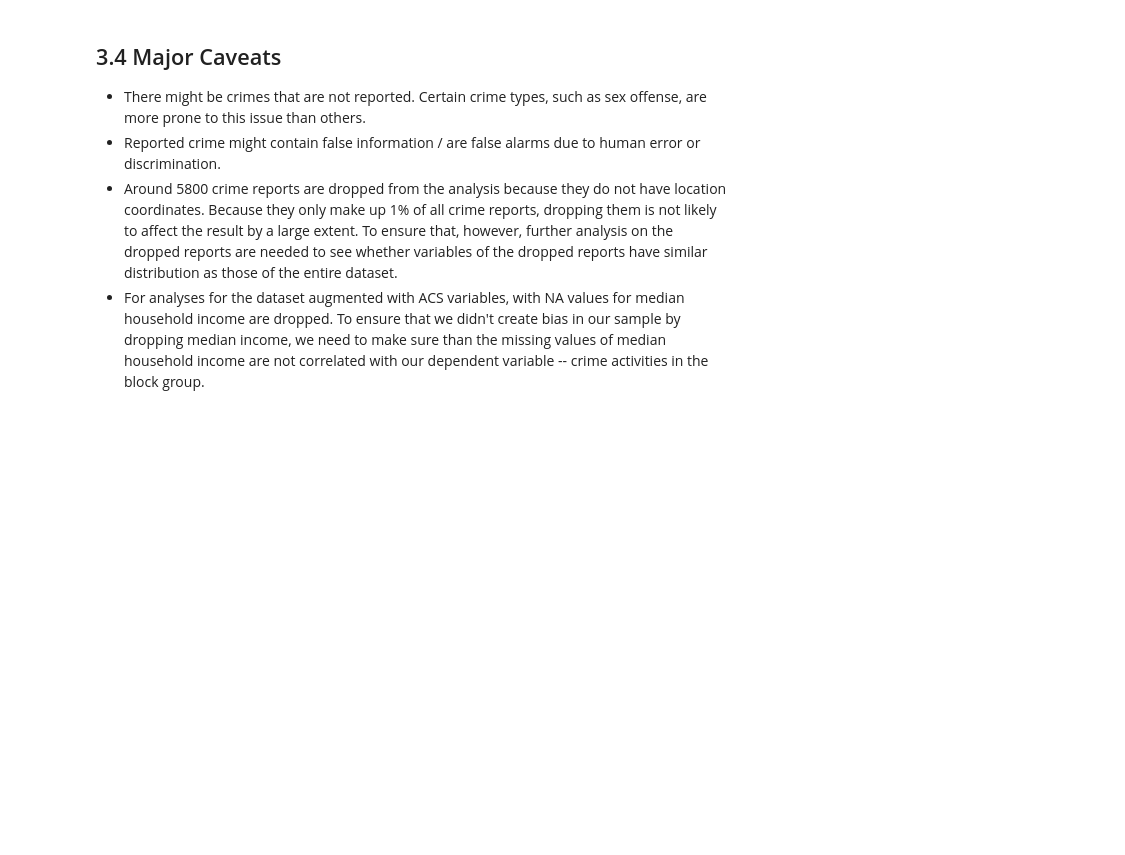
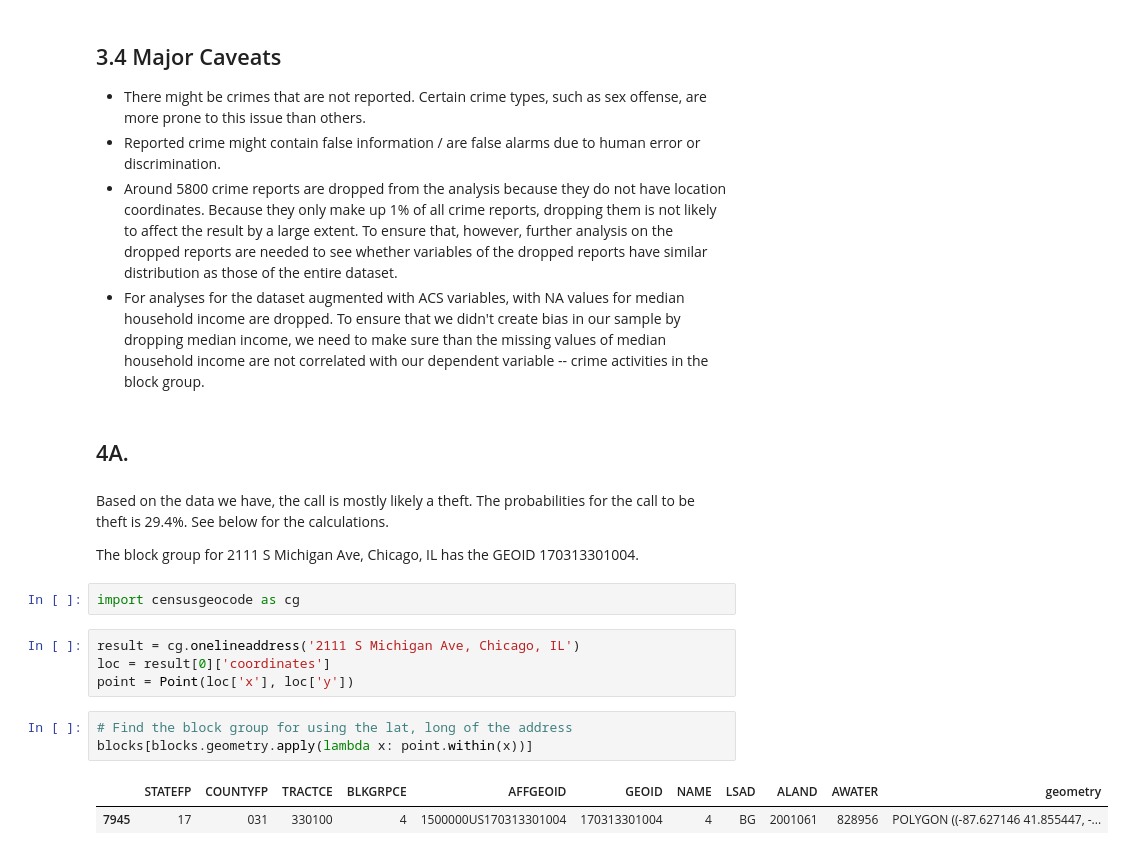
Before and after one commit to aya-liu/machine-learning-for-policy, a Jupyter notebook: hws/hw1/hw1_writeup.ipynb, the cells around one changed output. Saved outputs shown, nothing was run; the diff lists cells and outputs as text; blank space fills up the shorter version.

```diff
--- a/hws/hw1/hw1_writeup.ipynb
+++ b/hws/hw1/hw1_writeup.ipynb
@@ -717,3 +721,21 @@ The mayor should focus preventative public safety efforts on the West Side of Ch
 - Reported crime might contain false information / are false alarms due to human error or discrimination.
 - Around 5800 crime reports are dropped from the analysis because they do not have location coordinates. Because they only make up 1% of all crime reports, dropping them is not likely to affect the result by a large extent. To ensure that, however, further analysis on the dropped reports are needed to see whether variables of the dropped reports have similar distribution as those of the entire dataset.
 - For analyses for the dataset augmented with ACS variables, with NA values for median household income are dropped. To ensure that we didn't create bias in our sample by dropping median income, we need to make sure than the missing values of median household income are not correlated with our dependent variable -- crime activities in the block group.
+# %% [markdown]
+## 4A.
+# %% [markdown]
+Based on the data we have, the call is mostly likely a theft. The probabilities for the call to be theft is 29.4%. See below for the calculations.
+
+The block group for 2111 S Michigan Ave, Chicago, IL has the GEOID 170313301004.
+# %%
+import censusgeocode as cg
+# %%
+result = cg.onelineaddress('2111 S Michigan Ave, Chicago, IL')
+loc = result[0]['coordinates']
+point = Point(loc['x'], loc['y'])
+# %%
+# Find the block group for using the lat, long of the address
+blocks[blocks.geometry.apply(lambda x: point.within(x))]
+# %% [output]
+|  | STATEFP | COUNTYFP | TRACTCE | BLKGRPCE | AFFGEOID | GEOID | NAME | LSAD | ALAND | AWATER | geometry |
+| 7945 | 17 | 031 | 330100 | 4 | 1500000US170313301004 | 170313301004 | 4 | BG | 2001061 | 828956 | POLYGON ((-87.627146 41.855447, -... |
```
Also changed, not shown: parts of 22 cells of this notebook.
